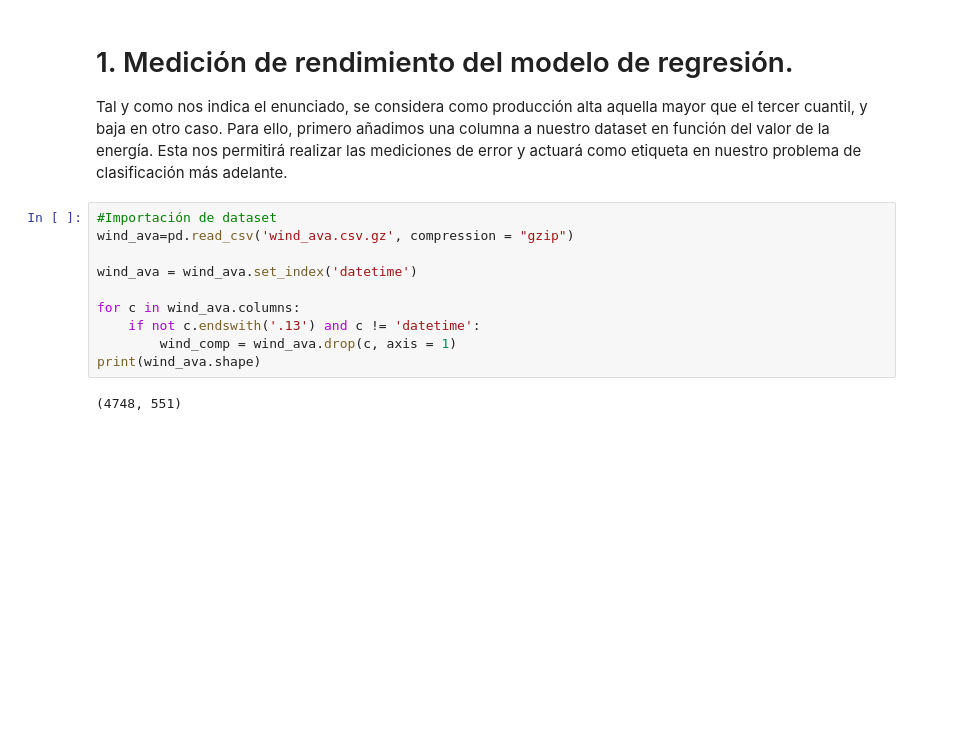
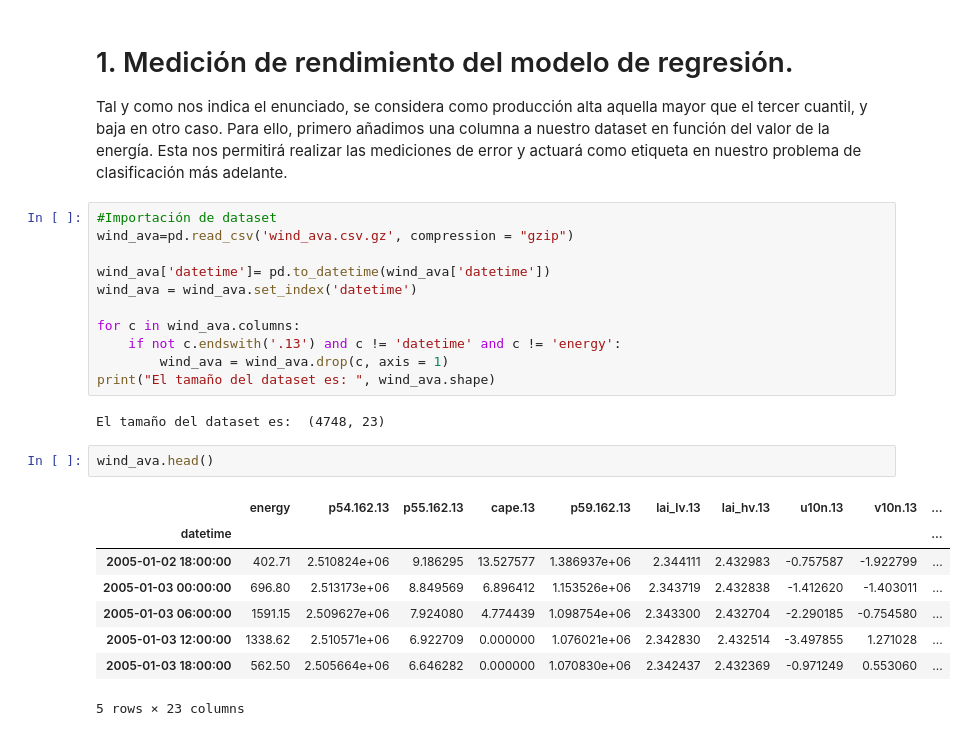
Before and after one commit to mgommez/practica1_ml, a Jupyter notebook: Clasificacion.ipynb, the cells around one changed output. Saved outputs shown, nothing was run; the diff lists cells and outputs as text; blank space fills up the shorter version.

```diff
--- a/Clasificacion.ipynb
+++ b/Clasificacion.ipynb
@@ -20,14 +21,26 @@ Para ello, primero añadimos una columna a nuestro dataset en función del valor
 #Importación de dataset
 wind_ava=pd.read_csv('wind_ava.csv.gz', compression = "gzip")
 
+wind_ava['datetime']= pd.to_datetime(wind_ava['datetime'])
 wind_ava = wind_ava.set_index('datetime')
 
 for c in wind_ava.columns:
-    if not c.endswith('.13') and c != 'datetime':
-        wind_comp = wind_ava.drop(c, axis = 1)
-print(wind_ava.shape)
+    if not c.endswith('.13') and c != 'datetime' and c != 'energy':
+        wind_ava = wind_ava.drop(c, axis = 1)
+print("El tamaño del dataset es: ", wind_ava.shape)
 # %% [output]
-(4748, 551)
+El tamaño del dataset es:  (4748, 23)
+# %%
+wind_ava.head()
+# %% [output]
+|  | energy | p54.162.13 | p55.162.13 | cape.13 | p59.162.13 | lai_lv.13 | lai_hv.13 | u10n.13 | v10n.13 | ... |
+| datetime |  |  |  |  |  |  |  |  |  | ... |
+| 2005-01-02 18:00:00 | 402.71 | 2.510824e+06 | 9.186295 | 13.527577 | 1.386937e+06 | 2.344111 | 2.432983 | -0.757587 | -1.922799 | ... |
+| 2005-01-03 00:00:00 | 696.80 | 2.513173e+06 | 8.849569 | 6.896412 | 1.153526e+06 | 2.343719 | 2.432838 | -1.412620 | -1.403011 | ... |
+| 2005-01-03 06:00:00 | 1591.15 | 2.509627e+06 | 7.924080 | 4.774439 | 1.098754e+06 | 2.343300 | 2.432704 | -2.290185 | -0.754580 | ... |
+| 2005-01-03 12:00:00 | 1338.62 | 2.510571e+06 | 6.922709 | 0.000000 | 1.076021e+06 | 2.342830 | 2.432514 | -3.497855 | 1.271028 | ... |
+| 2005-01-03 18:00:00 | 562.50 | 2.505664e+06 | 6.646282 | 0.000000 | 1.070830e+06 | 2.342437 | 2.432369 | -0.971249 | 0.553060 | ... |
+5 rows × 23 columns
 # %%
 #Inserción de la nueva columna.
 labels= []
```
Also changed, not shown: parts of 11 cells of this notebook.
